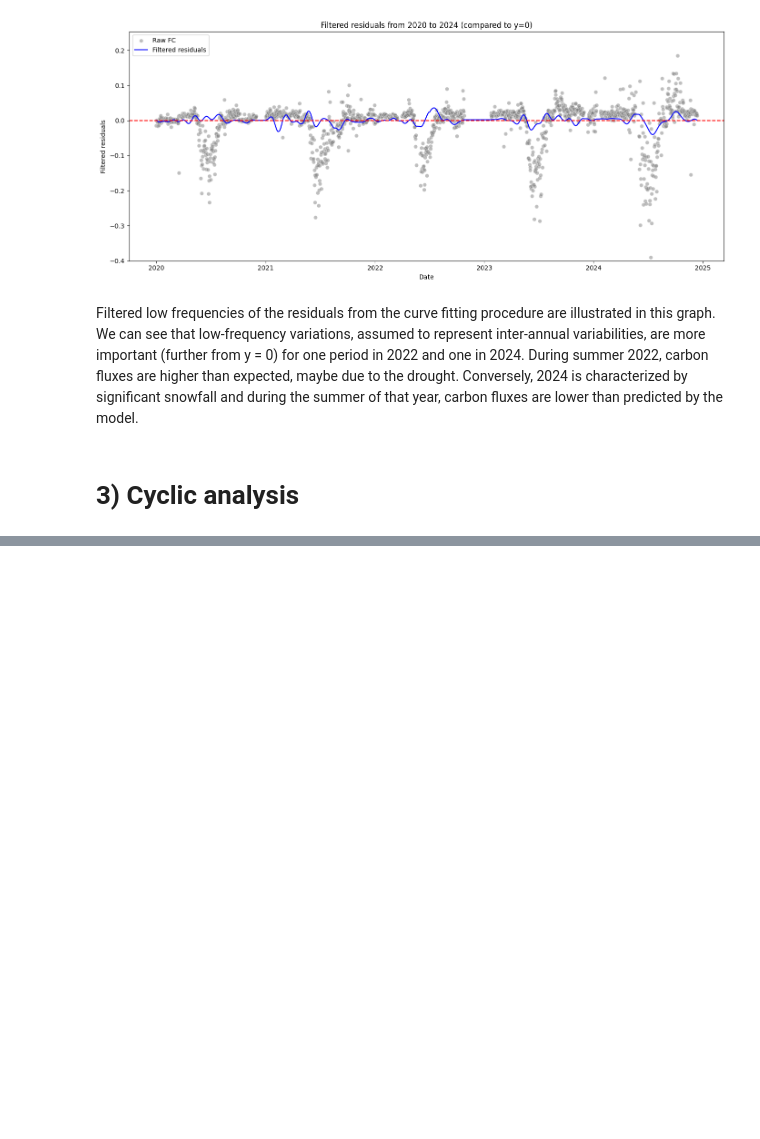
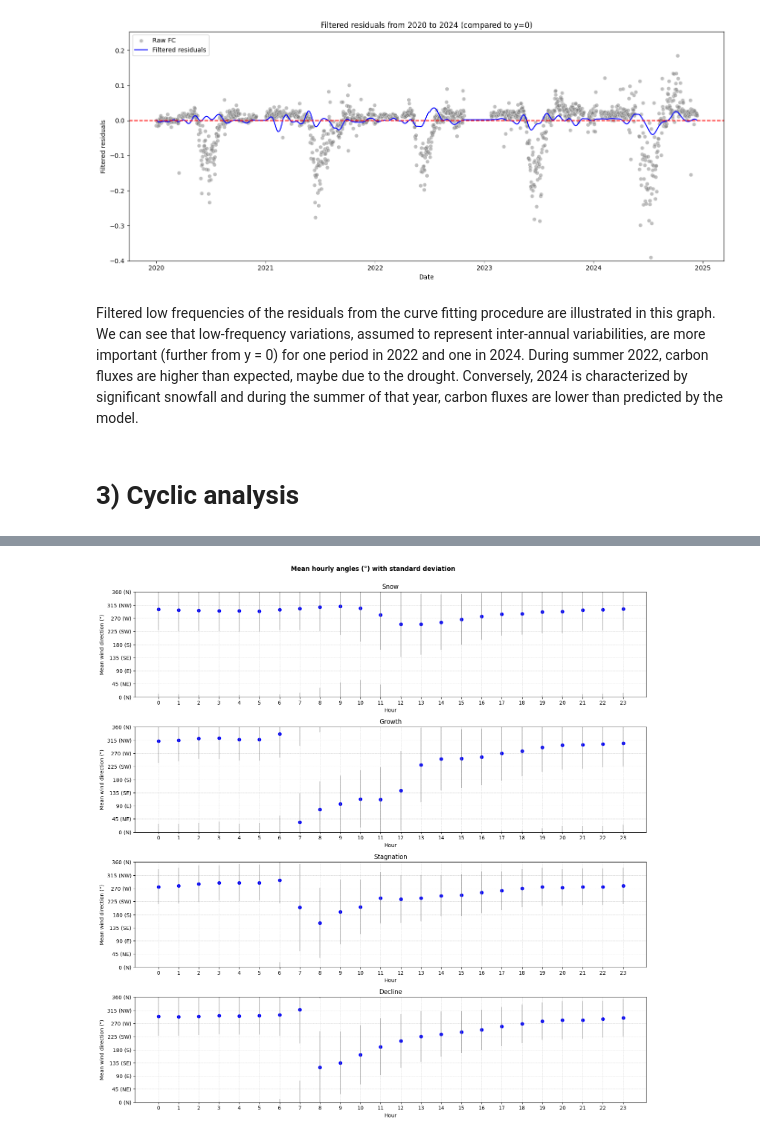
Before and after one commit to IGE-OpenReproLab2025/ICOS-M2-internship-alise, a Jupyter notebook: z_extra/additional_work.ipynb, the cells around one changed output, grey strips where cells are left out. Saved outputs shown, nothing was run; the diff lists cells and outputs as text; code cells hidden in the pictures; blank space fills up the shorter version.

```diff
--- a/z_extra/additional_work.ipynb
+++ b/z_extra/additional_work.ipynb
@@ -297,0 +365,50 @@ Filtered low frequencies of the residuals from the curve fitting procedure are i
+# %%
+# Plot mean hourly angles with std (flat version)
+fig, axes = plt.subplots(4, 1, figsize=(15, 15))
+axes = axes.flatten()
+
+angles = [0, 45, 90, 135, 180, 225, 270, 315, 360]
+labels = ['0 (N)', '45 (NE)', '90 (E)', '135 (SE)', '180 (S)', '225 (SW)', '270 (W)', '315 (NW)', '360 (N)']
+
+for i, (mean_angle, std_angle) in enumerate(zip(mean_angle_all, std_angle_all)):
+    ax = axes[i]
+    mean_angle = np.array(mean_angle)
+    std_angle = np.array(std_angle)
+
+    ax.plot(unique_hours, mean_angle, 'ob')
+
+    for h, mean, std in zip(unique_hours, mean_angle, std_angle):
+        low = mean - std
+        high = mean + std
+
+        if low < 0:
+            # Draw a lign between the mean and 0
+            ax.plot([h, h], [mean, 0], color='gray', alpha=0.5)
+            # Then from 360 to the rest
+            wrapped = 360 + low
+            ax.plot([h, h], [360, wrapped], color='gray', alpha=0.5)
+            ax.plot([h, h], [mean, high], color='gray', alpha=0.5)
+        elif high > 360:
+            # Draw a lign between the mean and 360
+            ax.plot([h, h], [mean, 360], color='gray', alpha=0.5)
+            # Then from 0 to (high - 360)
+            wrapped = high - 360
+            ax.plot([h, h], [0, wrapped], color='gray', alpha=0.5)
+            ax.plot([h, h], [low, mean], color='gray', alpha=0.5)
+        else:
+            # Normal error, staying in the limits [0;360]
+            ax.plot([h, h], [mean - std, mean + std], color='gray', alpha=0.5)
+
+    ax.set_title(titles[i])
+    ax.set_xlabel('Hour')
+    ax.set_ylabel('Mean wind direction (°)')
+    ax.set_ylim(0, 360)
+    ax.set_xticks(np.arange(0, 24, 1))
+    ax.set_yticks(angles, labels)
+    ax.grid(True, linestyle='--', linewidth=0.5, alpha=0.6)
+
+plt.suptitle('Mean hourly angles (°) with standard deviation', y=1, size='large', weight='bold')
+plt.tight_layout()
+plt.show()
+# %% [output]
+[figure, added]
```
Also changed, not shown: parts of 11 cells of this notebook.
